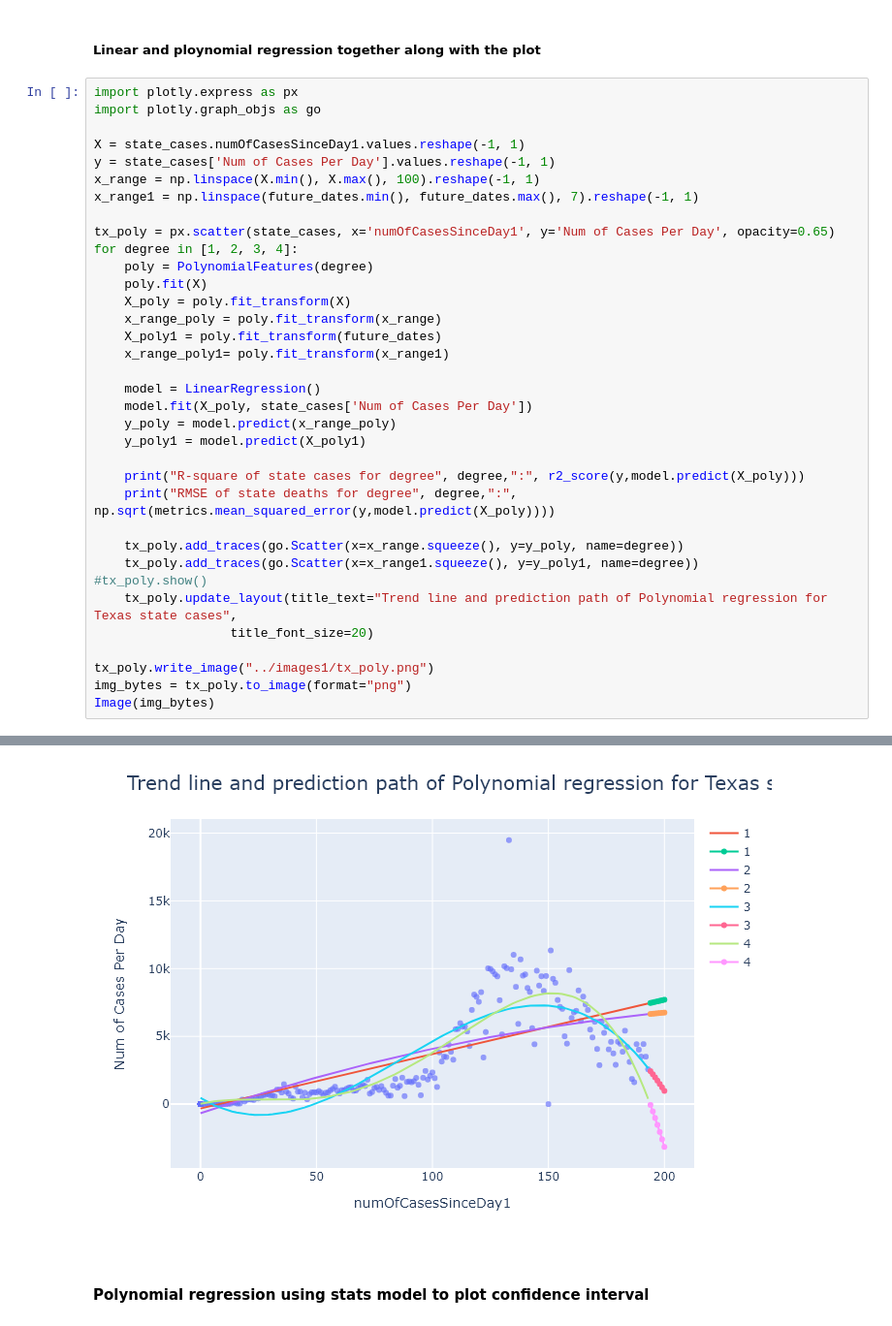
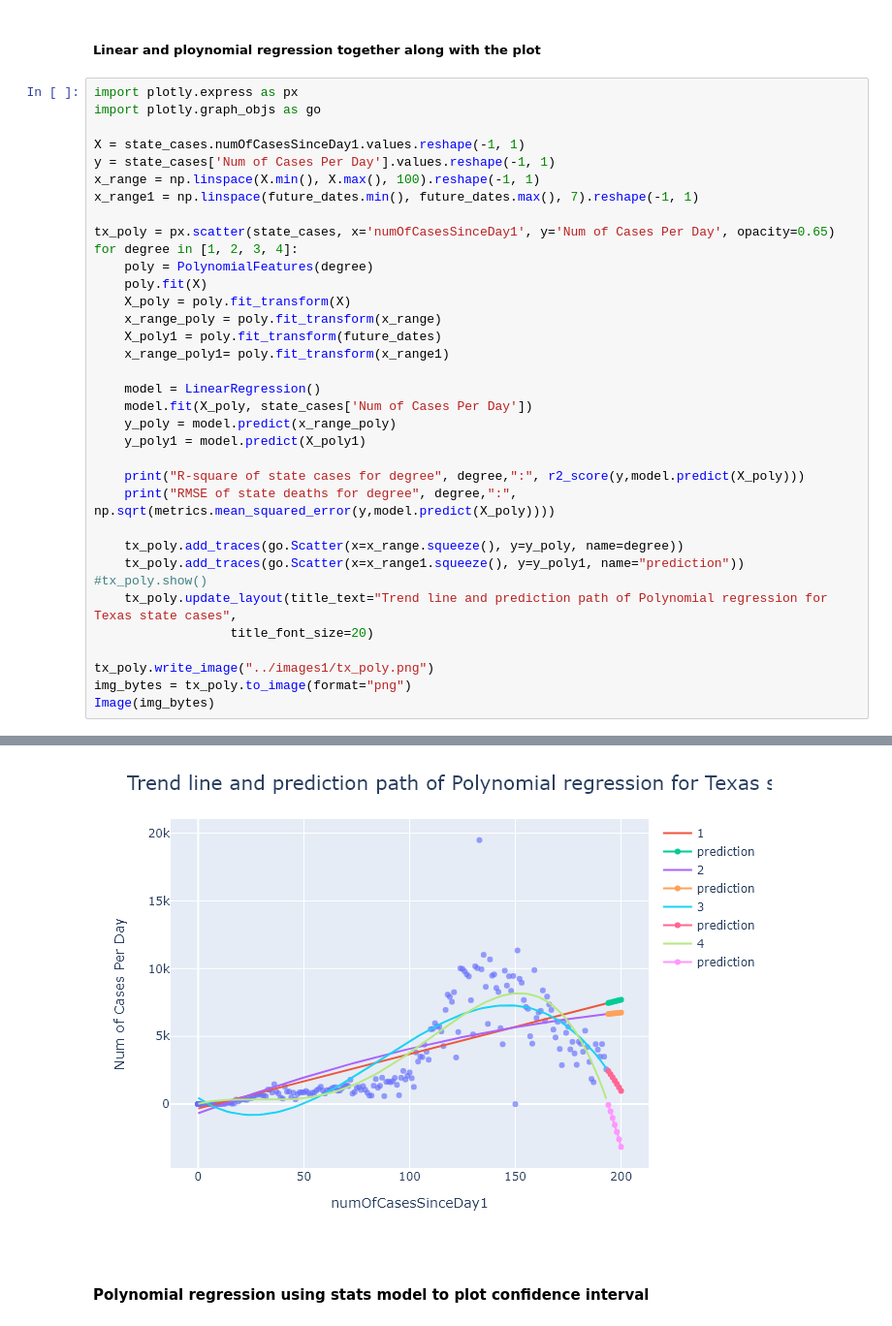
Before and after one commit to EricCortes14/Data-Science-COVID-19-Project, a Jupyter notebook: src/Stage 3_NikithaNarsing.ipynb, the cells around one changed output, grey strips where cells are left out. Shown at 97% size. Cells and saved outputs as stored; diff of their text form.

Commit message:
Notebook and images added

```diff
--- a/src/Stage 3_NikithaNarsing.ipynb
+++ b/src/Stage 3_NikithaNarsing.ipynb
@@ -271,35 +271,35 @@ for degree in [1, 2, 3, 4]:
     X_poly = poly.fit_transform(X)
     x_range_poly = poly.fit_transform(x_range)
     X_poly1 = poly.fit_transform(future_dates)
     x_range_poly1= poly.fit_transform(x_range1)
 
     model = LinearRegression()
     model.fit(X_poly, state_cases['Num of Cases Per Day'])
     y_poly = model.predict(x_range_poly)
     y_poly1 = model.predict(X_poly1)
 
     print("R-square of state cases for degree", degree,":", r2_score(y,model.predict(X_poly)))
     print("RMSE of state deaths for degree", degree,":", np.sqrt(metrics.mean_squared_error(y,model.predict(X_poly))))
 
     tx_poly.add_traces(go.Scatter(x=x_range.squeeze(), y=y_poly, name=degree))
-    tx_poly.add_traces(go.Scatter(x=x_range1.squeeze(), y=y_poly1, name=degree))
+    tx_poly.add_traces(go.Scatter(x=x_range1.squeeze(), y=y_poly1, name="prediction"))
 #tx_poly.show()
     tx_poly.update_layout(title_text="Trend line and prediction path of Polynomial regression for Texas state cases",
                   title_font_size=20)
 
 tx_poly.write_image("../images1/tx_poly.png")
 img_bytes = tx_poly.to_image(format="png")
 Image(img_bytes)
 # %% [output]
 R-square of state cases for degree 1 : 0.5553553490553018
 RMSE of state deaths for degree 1 : 2255.4141067231167
 R-square of state cases for degree 2 : 0.5648780380617129
 RMSE of state deaths for degree 2 : 2231.1319654113904
 R-square of state cases for degree 3 : 0.739881967988645
 RMSE of state deaths for degree 3 : 1725.063102713248
 R-square of state cases for degree 4 : 0.7850423455145379
 RMSE of state deaths for degree 4 : 1568.1810940012806
-[figure, old version]
+[figure, new version]
 # %% [markdown]
 #### Polynomial regression using stats model to plot confidence interval
 # %%
```
Also changed, not shown: parts of 14 cells of this notebook, 18 other files.
